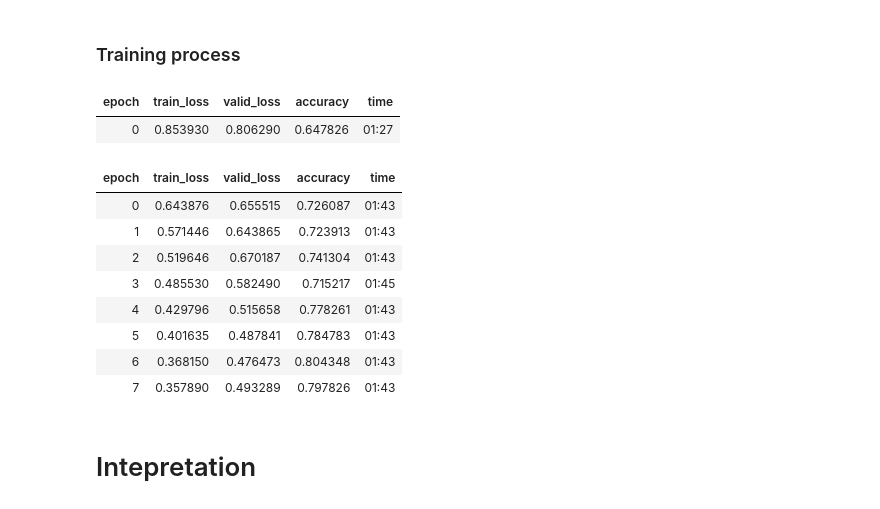
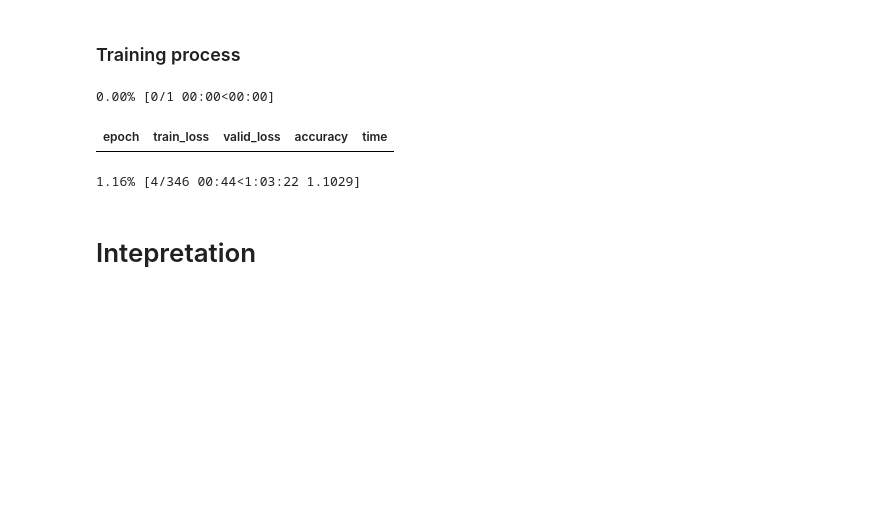
Before and after one commit to skaliy/rad230_dl, a Jupyter notebook: 01_MURA_hand_classification.ipynb, the cells around one changed output. Saved outputs shown, nothing was run; the diff lists cells and outputs as text; code cells hidden in the pictures; blank space fills up the shorter version.

```diff
--- a/01_MURA_hand_classification.ipynb
+++ b/01_MURA_hand_classification.ipynb
@@ -93,23 +75,15 @@ dls.show_batch(figsize=(10, 10))
 # %% [markdown]
 ### Training process
 # %%
-learn = vision_learner(dls, resnet50, metrics=accuracy)
+learn = vision_learner(dls, resnet50, metrics=accuracy, model_dir='')
 # %%
 # learn.lr_find()
 # %%
-learn.fine_tune(8, 1e-3)
+learn.fine_tune(5, 1e-3)
 # %% [output]
+0.00% [0/1 00:00<00:00]
 | epoch | train_loss | valid_loss | accuracy | time |
-| 0 | 0.853930 | 0.806290 | 0.647826 | 01:27 |
-| epoch | train_loss | valid_loss | accuracy | time |
-| 0 | 0.643876 | 0.655515 | 0.726087 | 01:43 |
-| 1 | 0.571446 | 0.643865 | 0.723913 | 01:43 |
-| 2 | 0.519646 | 0.670187 | 0.741304 | 01:43 |
-| 3 | 0.485530 | 0.582490 | 0.715217 | 01:45 |
-| 4 | 0.429796 | 0.515658 | 0.778261 | 01:43 |
-| 5 | 0.401635 | 0.487841 | 0.784783 | 01:43 |
-| 6 | 0.368150 | 0.476473 | 0.804348 | 01:43 |
-| 7 | 0.357890 | 0.493289 | 0.797826 | 01:43 |
+1.16% [4/346 00:44<1:03:22 1.1029]
 # %%
 learn.save('model-1');
 # %% [markdown]
```
Also changed, not shown: parts of 2 cells of this notebook.
